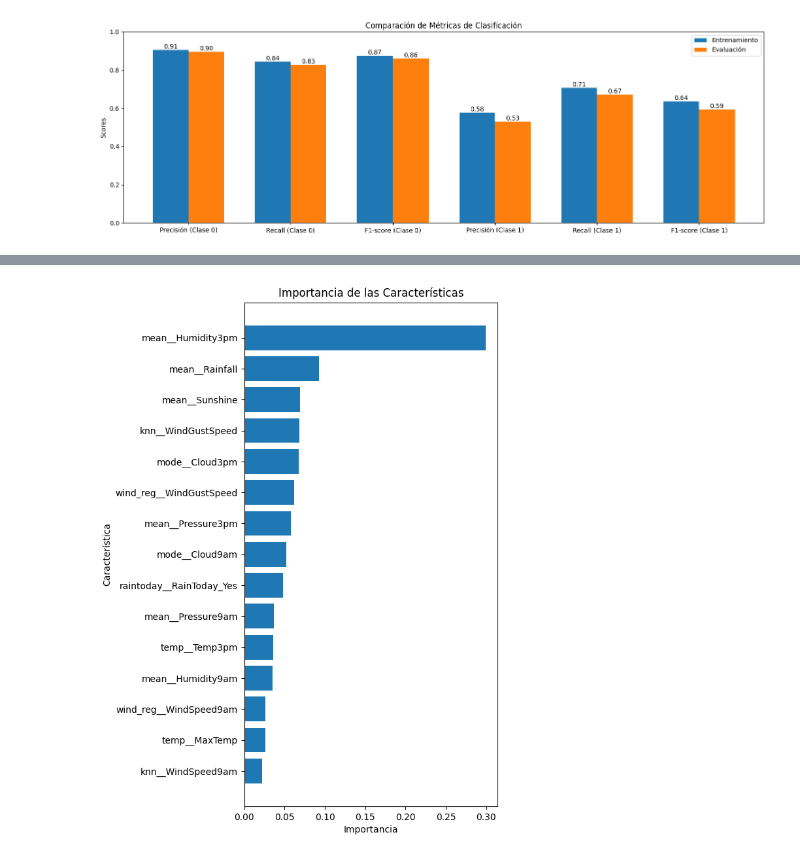
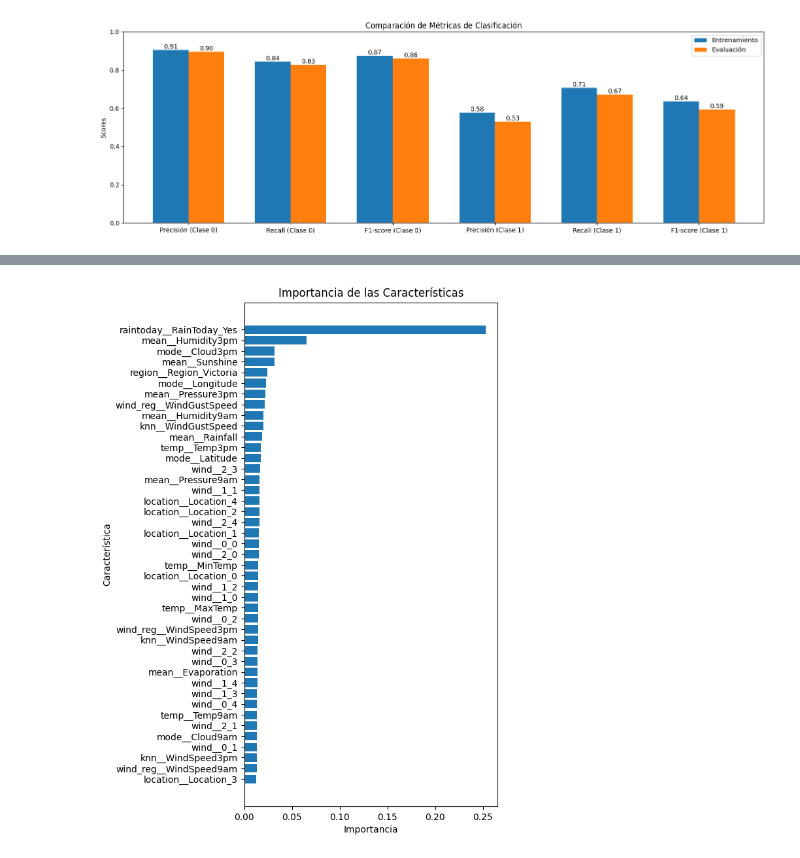
Before and after one commit to lcondoriz/TA047R-2C2024-GRUPO02, a Jupyter notebook: TA047R_TP1_GRUPO02_ENTREGA_EJ2.ipynb, the cells around one changed output, grey strips where cells are left out. Saved outputs shown, nothing was run; the diff lists cells and outputs as text; code cells hidden in the pictures.

```diff
--- a/TA047R_TP1_GRUPO02_ENTREGA_EJ2.ipynb
+++ b/TA047R_TP1_GRUPO02_ENTREGA_EJ2.ipynb
@@ -1580,8 +1580,8 @@ save_model(best_tree_model, 'models/classification', 'best_tree_model.joblib')
 # %%
 model_pipeline_random_fores = ImbPipeline(steps=[
     ('preprocessor', preprocessor),
-    ('smote', SMOTE(sampling_strategy=0.35, random_state=42)),
-    ('selector', SelectKBest(score_func=f_classif, k=15)),
+    #('smote', SMOTE(sampling_strategy=0.35, random_state=42)),
+    #('selector', SelectKBest(score_func=f_classif, k=15)),
     ('classifier', RandomForestClassifier())
 ])
 # %%
@@ -1592,7 +1592,7 @@ param_grid_random_fores = {
     'classifier__min_samples_split': [2, 5, 10],
     'classifier__min_samples_leaf': [1, 2, 4],
     'classifier__class_weight': ['balanced', 'balanced_subsample'],
-    'selector__k': [5, 10, 15, 20],
+    #'selector__k': [5, 10, 15, 20],
 }
 # %%
 random_state = 22
@@ -1735,8 +1735,8 @@ from xgboost import XGBClassifier
 
 model_pipeline_xgboost = ImbPipeline(steps=[
     ('preprocessor', preprocessor),
-    ('smote', SMOTE(sampling_strategy=0.35, random_state=42)),
-    ('selector', SelectKBest(score_func=f_classif, k=15)),
+    #('smote', SMOTE(sampling_strategy=0.35, random_state=42)),
+    #('selector', SelectKBest(score_func=f_classif, k=15)),
     ('classifier', XGBClassifier())
 ])
 # %%
@@ -1749,7 +1749,7 @@ hiperparams_xgboost = {
     'classifier__gamma': [0, 1, 5],
     'classifier__reg_alpha': [0, 0.1, 1],
     'classifier__reg_lambda': [0, 1, 5],
-    'selector__k': [5, 10, 15, 20],
+    #'selector__k': [5, 10, 15, 20],
 }
 # %%
 random_state = 22
@@ -1933,6 +1866,6 @@ plot_learning_curve(best_xgboost_model, X_train, y_train, cv=cv, scoring='recall
 # %%
-visualize_feature_importance(best_xgboost_model, use_selector=True, model_type='xgboost')
+visualize_feature_importance(best_xgboost_model, use_selector=False, model_type='xgboost')
 # %% [output]
-[figure, old version]
+[figure, new version]
 # %%
 save_model(best_xgboost_model, 'models/classification', 'best_xgboost_model.joblib')
```
Also changed, not shown: parts of 28 cells of this notebook, 3 other files.
